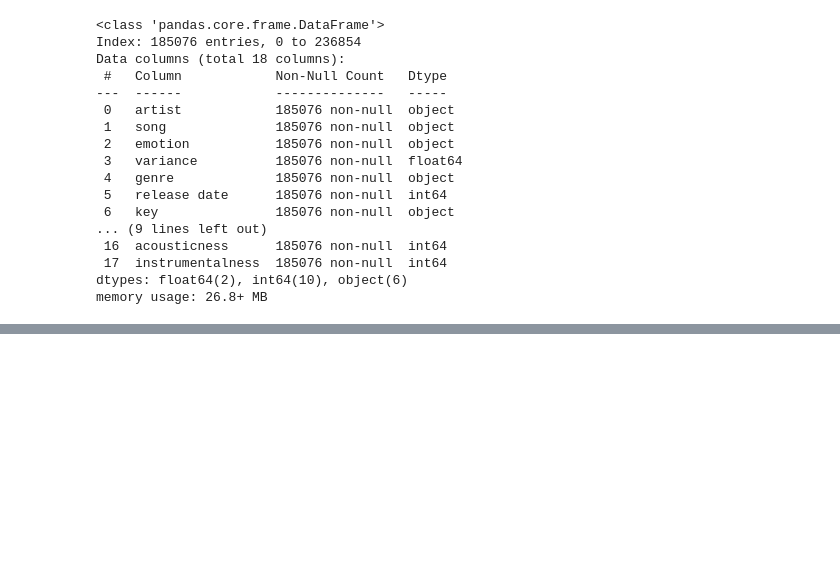
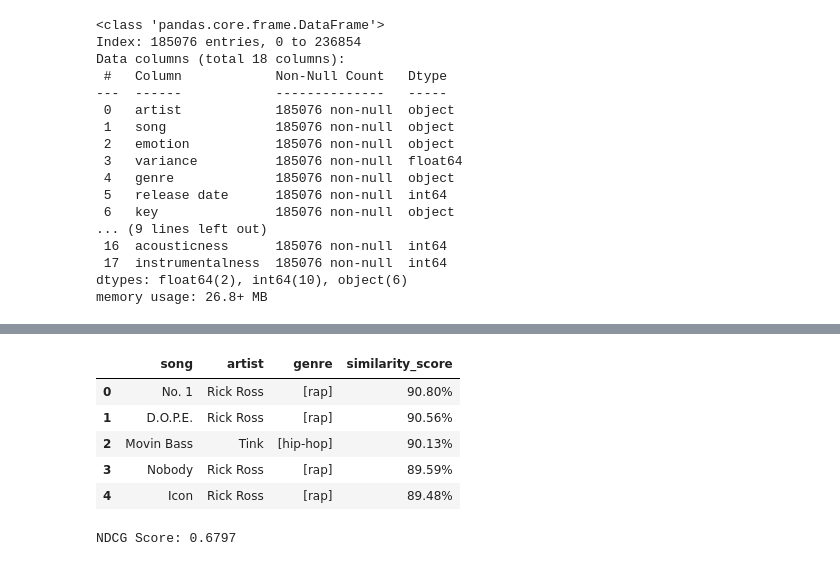
Before and after one commit to MHzNug/Submission-Machine-Learning-Terapan, a Jupyter notebook: Recommendation System/Notebook.ipynb, the cells around one changed output, grey strips where cells are left out. Cells and saved outputs as stored; diff of their text form; code cells hidden in the pictures; blank space fills up the shorter version.

```diff
--- a/Recommendation System/Notebook.ipynb
+++ b/Recommendation System/Notebook.ipynb
@@ -346,0 +368,14 @@ MemoryError: Unable to allocate 187. GiB for an array with shape (25084233930,)
+# %%
+import scipy.sparse as sp
+
+# 1) Buat sparse dari numeric
+num_sparse = sp.csr_matrix(num_matrix)
+
+# 2) Stack dengan benar, langsung ke CSR
+combined_matrix = sp.hstack(
+    [tfidf_matrix, num_sparse,],
+    format='csr'
+)
+
+# sekarang combined_matrix sudah CSR dan bisa di-index langsung
+print(combined_matrix)
@@ -346,0 +402,19 @@ MemoryError: Unable to allocate 187. GiB for an array with shape (25084233930,)
+# %%
+from sklearn.neighbors import NearestNeighbors
+
+model = NearestNeighbors(n_neighbors=100, metric='cosine', algorithm='brute')
+model.fit(combined_matrix)
+
+def song_recommendations(song_name: str, df: pd.DataFrame, combined_matrix = combined_matrix, model = model, k=3):
+    if song_name not in df['song'].values:
+        raise ValueError(f"Song '{song_name}' tidak ditemukan.")
+    idx = df.index[df['song'] == song_name][0]
+
+    distances, indices = model.kneighbors(combined_matrix[idx], n_neighbors=k+1)
+    rec_idxs = [i for i in indices[0] if i != idx][:k]
+    rec_dists = [distances[0][list(indices[0]).index(i)] for i in rec_idxs]
+
+    recs = df.iloc[rec_idxs].copy().reset_index(drop=True)
+    similarity_scores = [1 - d for d in rec_dists]
+    recs['similarity_score'] = [f"{score * 100:.2f}%" for score in similarity_scores]
+    return recs[['song', 'artist', 'genre', 'similarity_score']]
@@ -346,0 +442,9 @@ MemoryError: Unable to allocate 187. GiB for an array with shape (25084233930,)
+# %%
+song_recommendations(df.song.sample(1, random_state=42).iloc[0], df, k=5)
+# %% [output]
+|  | song | artist | genre | similarity_score |
+| 0 | No. 1 | Rick Ross | [rap] | 90.80% |
+| 1 | D.O.P.E. | Rick Ross | [rap] | 90.56% |
+| 2 | Movin Bass | Tink | [hip-hop] | 90.13% |
+| 3 | Nobody | Rick Ross | [rap] | 89.59% |
+| 4 | Icon | Rick Ross | [rap] | 89.48% |
@@ -346,0 +473,12 @@ MemoryError: Unable to allocate 187. GiB for an array with shape (25084233930,)
+# %%
+ground_truth = {
+    "All I Ask": [
+        "Hello", "When We Were Young", "Someone Like You", "One and Only", "Remedy",
+        "Chasing Pavements", "Turning Tables", "Set Fire to the Rain", "Easy On Me", "Love in the Dark"
+    ]
+}
+
+score = ndcg_score(song_recommendations, df, ground_truth, k=5)
+print(f"NDCG Score: {score:.4f}")
+# %% [output]
+NDCG Score: 0.6797
```
Also changed, not shown: parts of 8 cells of this notebook.
